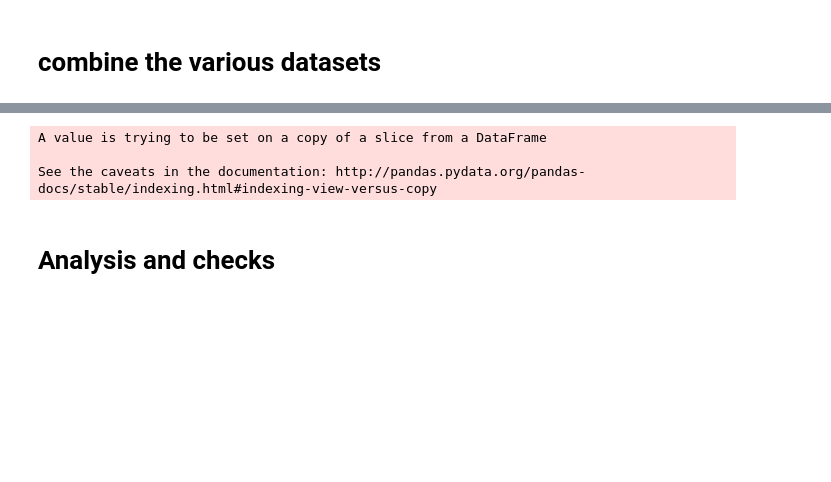
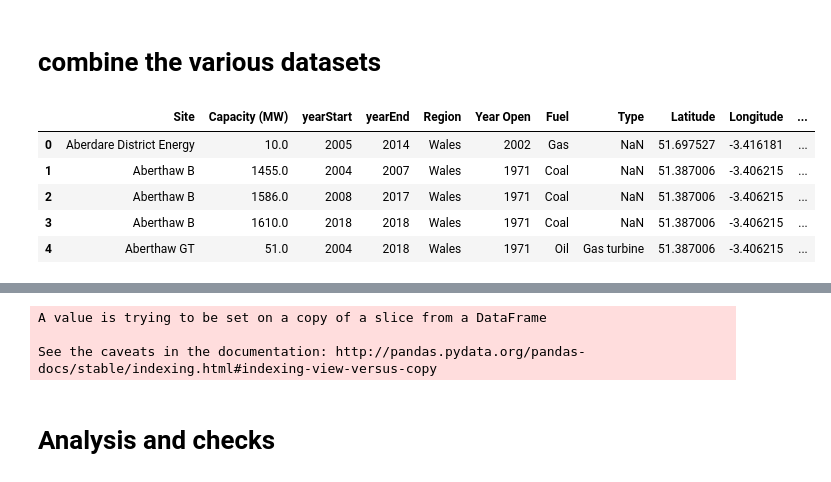
Before and after one commit to DrSimEvans/uk-electricity-map, a Jupyter notebook: UK-map-combined.ipynb, the cells around one changed output, grey strips where cells are left out. Saved outputs shown, nothing was run; the diff lists cells and outputs as text; code cells hidden in the pictures; blank space fills up the shorter version.

```diff
--- a/UK-map-combined.ipynb
+++ b/UK-map-combined.ipynb
@@ -12,15 +12,23 @@ os.chdir('/Users/simon/Desktop/uk-map/')
 # %%
 # read in the various datasources
 
 # conventional power sources based on DUKES table 5.11
 # https://www.gov.uk/government/statistics/electricity-chapter-5-digest-of-united-kingdom-energy-statistics-dukes
 # we have deliberately excluded renewables from this
 # we will draw those in from other sources
 # only includes "major power producers"
 # only includes conventional sites >= 1MW
 
 conv = pd.read_csv(
     'conventional-plant.csv', encoding='utf-8', lineterminator='\n')
+conv.head()
+# %% [output]
+|  | Site | Capacity (MW) | yearStart | yearEnd | Region | Year Open | Fuel | Type | Latitude | Longitude | ... |
+| 0 | Aberdare District Energy | 10.0 | 2005 | 2014 | Wales | 2002 | Gas | NaN | 51.697527 | -3.416181 | ... |
+| 1 | Aberthaw B | 1455.0 | 2004 | 2007 | Wales | 1971 | Coal | NaN | 51.387006 | -3.406215 | ... |
+| 2 | Aberthaw B | 1586.0 | 2008 | 2017 | Wales | 1971 | Coal | NaN | 51.387006 | -3.406215 | ... |
+| 3 | Aberthaw B | 1610.0 | 2018 | 2018 | Wales | 1971 | Coal | NaN | 51.387006 | -3.406215 | ... |
+| 4 | Aberthaw GT | 51.0 | 2004 | 2018 | Wales | 1971 | Oil | Gas turbine | 51.387006 | -3.406215 | ... |
 # %%
 # renewable sites based on REPD
 # https://www.gov.uk/government/publications/renewable-energy-planning-database-monthly-extract
```
Also changed, not shown: parts of 12 cells of this notebook, 4 other files.
